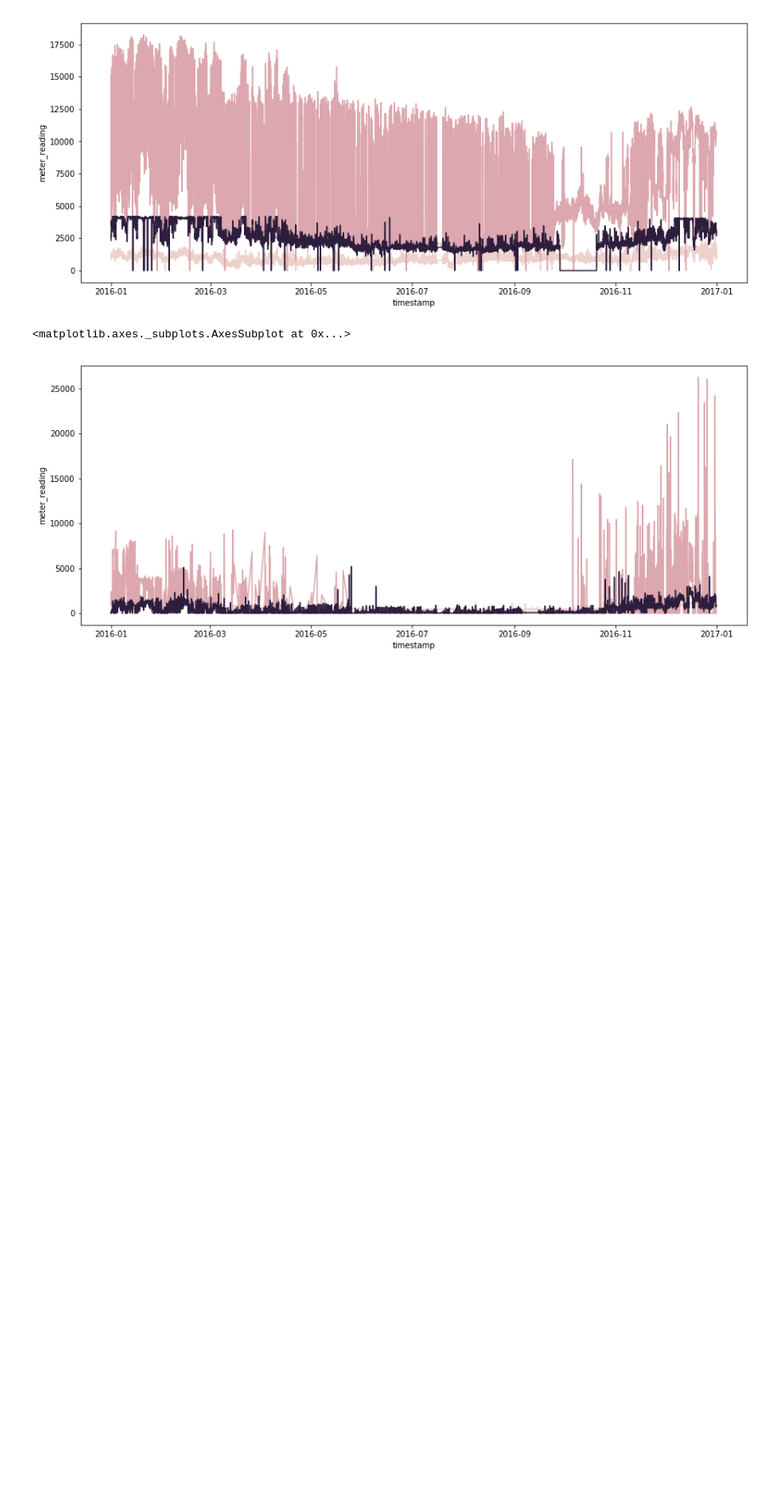
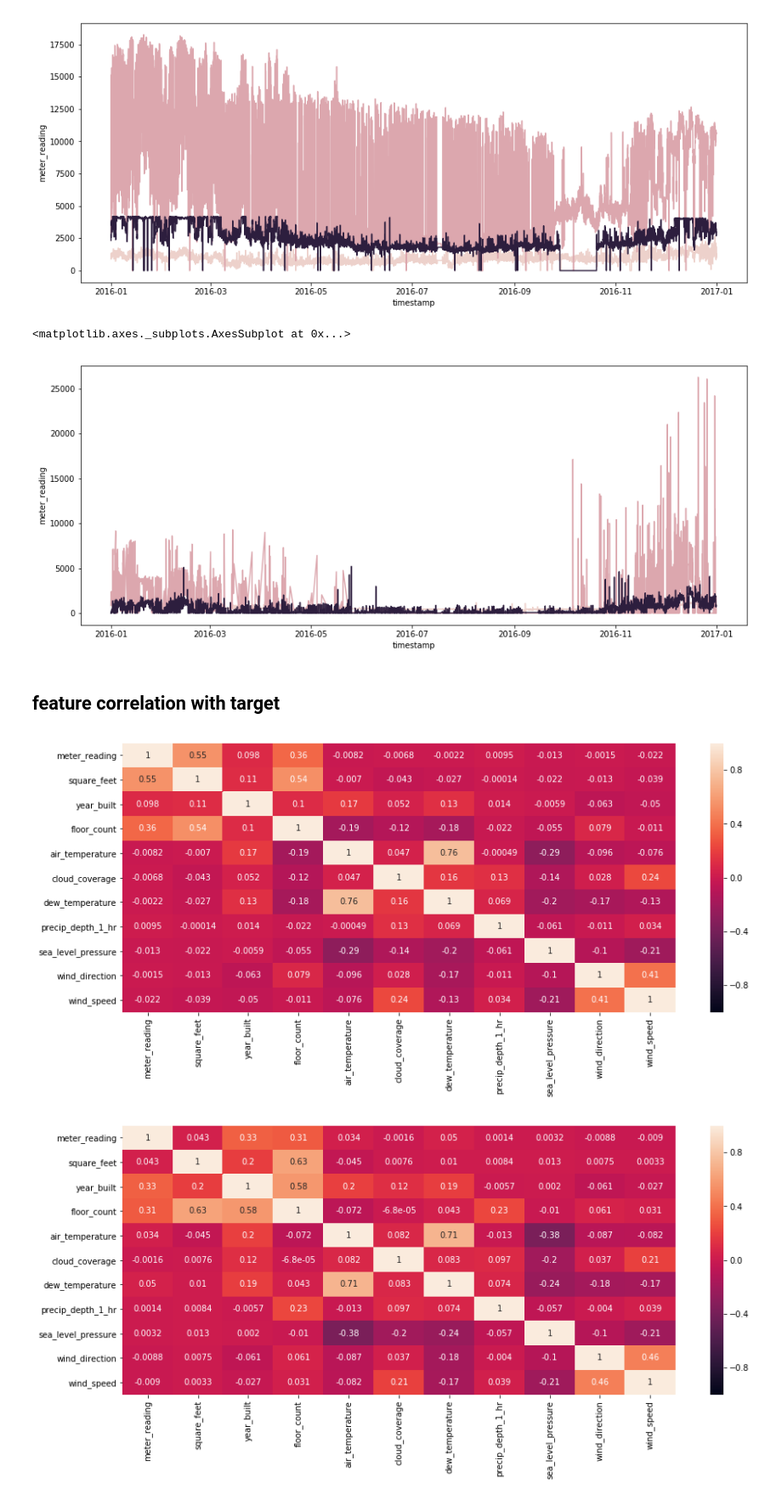
Before and after one commit to haataa/Great_Energy_Predictor, a Jupyter notebook: EDA.ipynb, the cells around one changed output. Shown at 85% size. Cells and saved outputs as stored; diff of their text form; code cells hidden in the pictures; blank space fills up the shorter version.

Commit message:
feat: add correlation plot

```diff
--- a/EDA.ipynb
+++ b/EDA.ipynb
@@ -382,6 +382,11 @@ sns.lineplot(x='timestamp',y='meter_reading',data=df_one_building[df_train_total
 Now let's compare several buildings at the same time.
 # %%
 df_lots_building = df_train_total[df_train_total['building_id'].isin([1258,1298,1249])]
+# %%
+for i in range(0,4):
+    f, ax = plt.subplots(figsize=(15, 6))
+    sns.lineplot(x='timestamp',y='meter_reading', hue = 'building_id',legend=False,
+             data=df_lots_building[df_lots_building.meter == i])
 # %%
 f, ax = plt.subplots(figsize=(15, 6))
 ax = sns.lineplot(x='timestamp',y='meter_reading', hue = 'building_id',legend=False,
@@ -409,3 +414,15 @@ sns.lineplot(x='timestamp',y='meter_reading',hue = 'building_id' ,legend=False,
 # %% [output]
 <matplotlib.axes._subplots.AxesSubplot at 0x...>
 [figure]
+# %% [markdown]
+## feature correlation with target
+# %%
+for i in range(0,4):
+    corr = df_train_total[df_train_total.meter == i][['timestamp','meter_reading','square_feet','year_built','floor_count',
+             'air_temperature','cloud_coverage','dew_temperature','precip_depth_1_hr',
+             'sea_level_pressure','wind_direction','wind_speed']].corr()
+    f, ax = plt.subplots(figsize=(15, 6))
+    sns.heatmap(corr, vmin=-1, vmax=1, annot=True)
+# %% [output]
+[figure, added]
+[figure, added]
```
Also changed, not shown: parts of 4 cells of this notebook.
